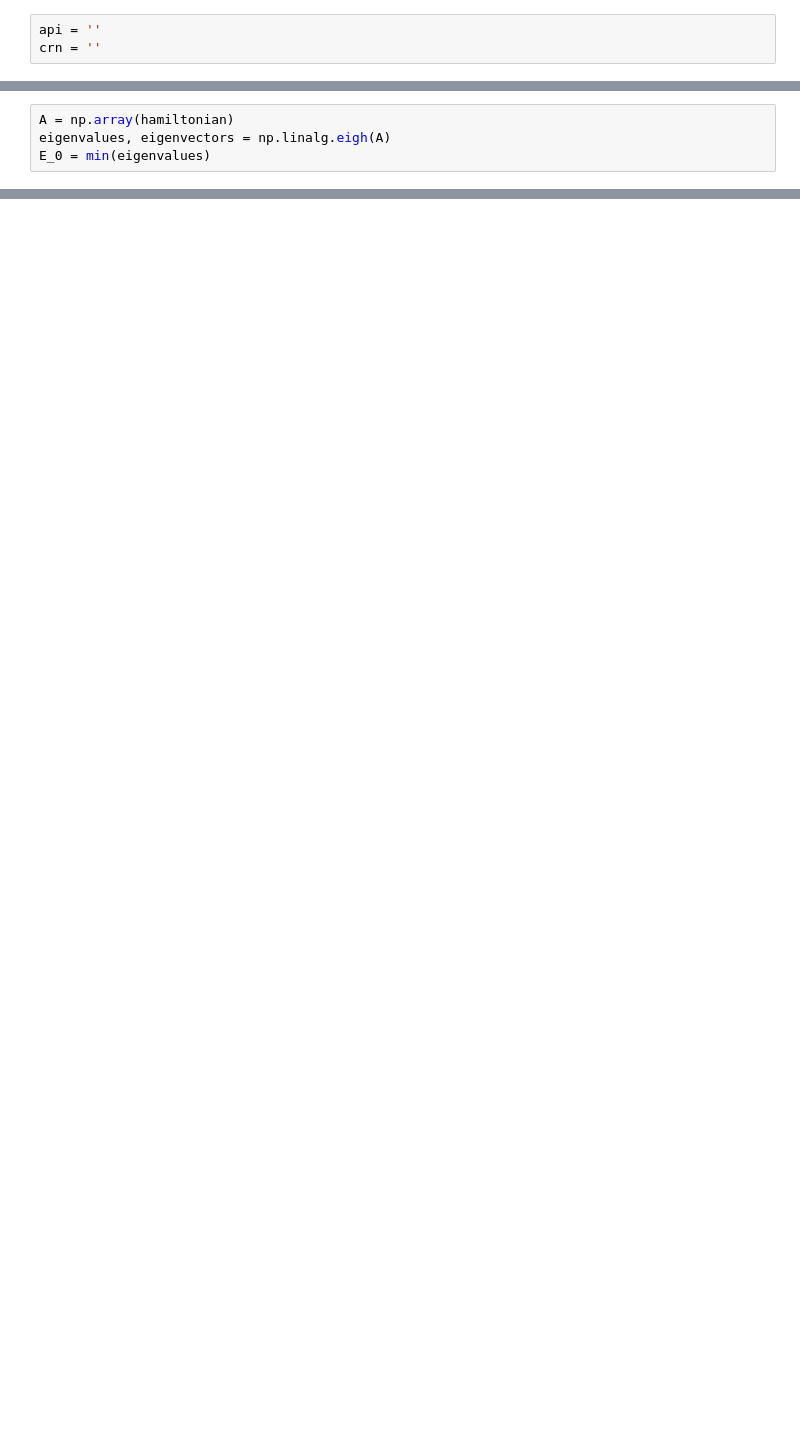
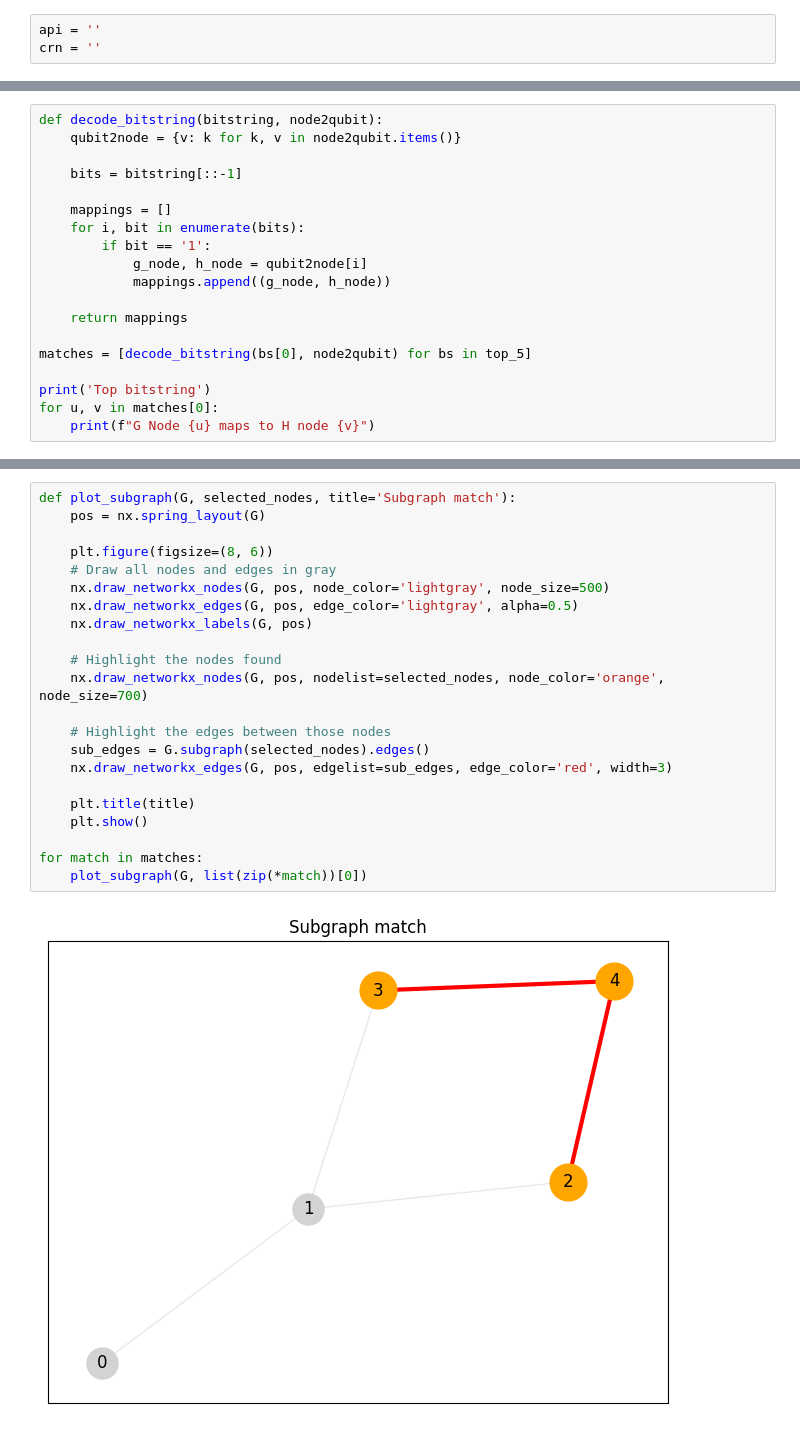
Before and after one commit to marcosj/qgraphs, a Jupyter notebook: vqe.ipynb, the cells around one changed output, grey strips where cells are left out. Cells and saved outputs as stored; diff of their text form; blank space fills up the shorter version.

```diff
--- a/vqe.ipynb
+++ b/vqe.ipynb
@@ -197,4 +253,0 @@ Iter 171 -> ^E_0 = -1.7787400000000002 -- ^θ = [ 8.59787137 -3.98794764 -0.5243
-# %%
-A = np.array(hamiltonian)
-eigenvalues, eigenvectors = np.linalg.eigh(A)
-E_0 = min(eigenvalues)
@@ -217,0 +361,19 @@ ansatz_isa.depth()
+# %%
+def decode_bitstring(bitstring, node2qubit):
+    qubit2node = {v: k for k, v in node2qubit.items()}
+
+    bits = bitstring[::-1]
+
+    mappings = []
+    for i, bit in enumerate(bits):
+        if bit == '1':
+            g_node, h_node = qubit2node[i]
+            mappings.append((g_node, h_node))
+
+    return mappings
+
+matches = [decode_bitstring(bs[0], node2qubit) for bs in top_5]
+
+print('Top bitstring')
+for u, v in matches[0]:
+    print(f"G Node {u} maps to H node {v}")
@@ -217,0 +385,24 @@ ansatz_isa.depth()
+# %%
+def plot_subgraph(G, selected_nodes, title='Subgraph match'):
+    pos = nx.spring_layout(G)
+
+    plt.figure(figsize=(8, 6))
+    # Draw all nodes and edges in gray
+    nx.draw_networkx_nodes(G, pos, node_color='lightgray', node_size=500)
+    nx.draw_networkx_edges(G, pos, edge_color='lightgray', alpha=0.5)
+    nx.draw_networkx_labels(G, pos)
+
+    # Highlight the nodes found
+    nx.draw_networkx_nodes(G, pos, nodelist=selected_nodes, node_color='orange', node_size=700)
+
+    # Highlight the edges between those nodes
+    sub_edges = G.subgraph(selected_nodes).edges()
+    nx.draw_networkx_edges(G, pos, edgelist=sub_edges, edge_color='red', width=3)
+
+    plt.title(title)
+    plt.show()
+
+for match in matches:
+    plot_subgraph(G, list(zip(*match))[0])
+# %% [output]
+[figure, added]
```
Also changed, not shown: parts of 59 cells of this notebook, 2 other files.
